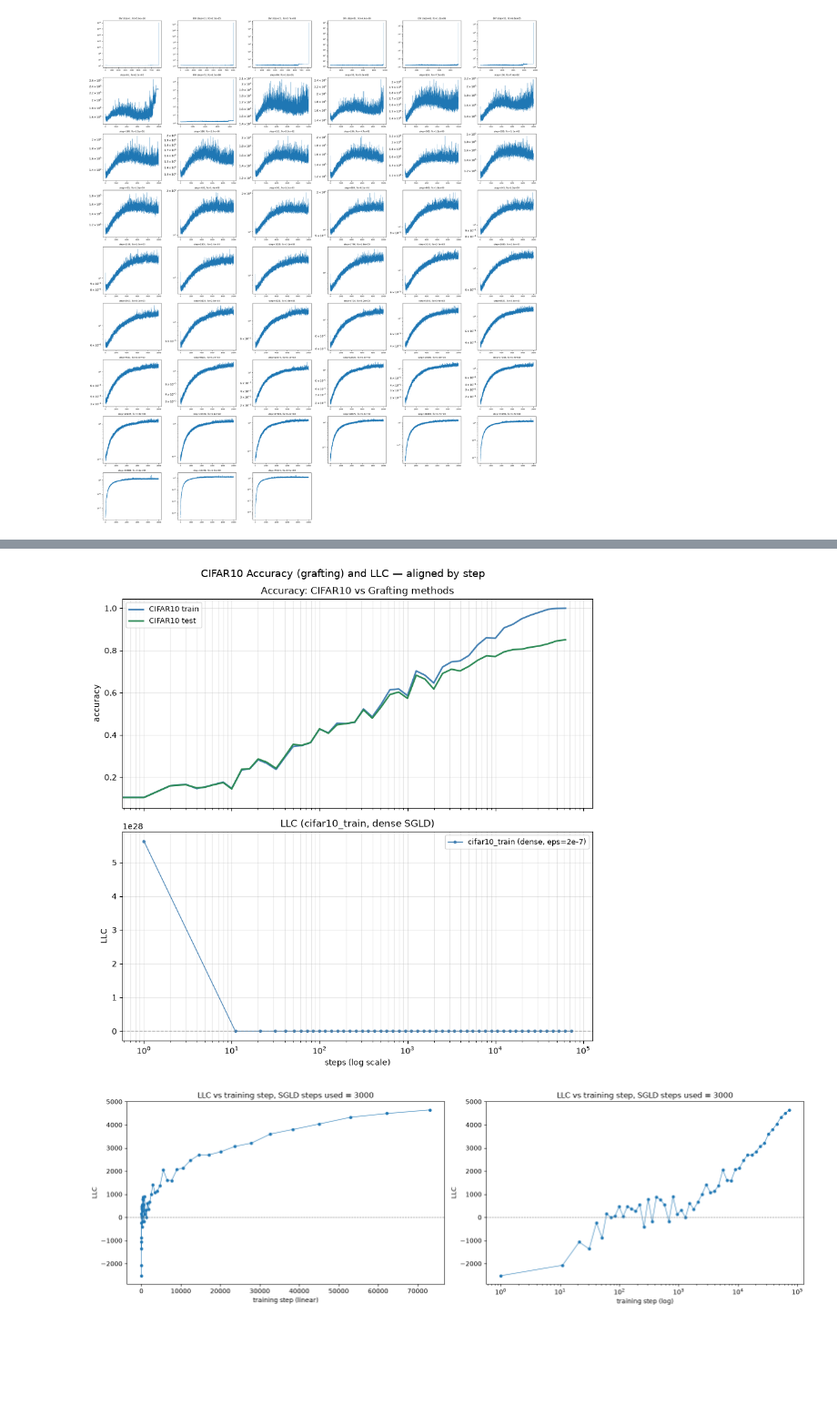
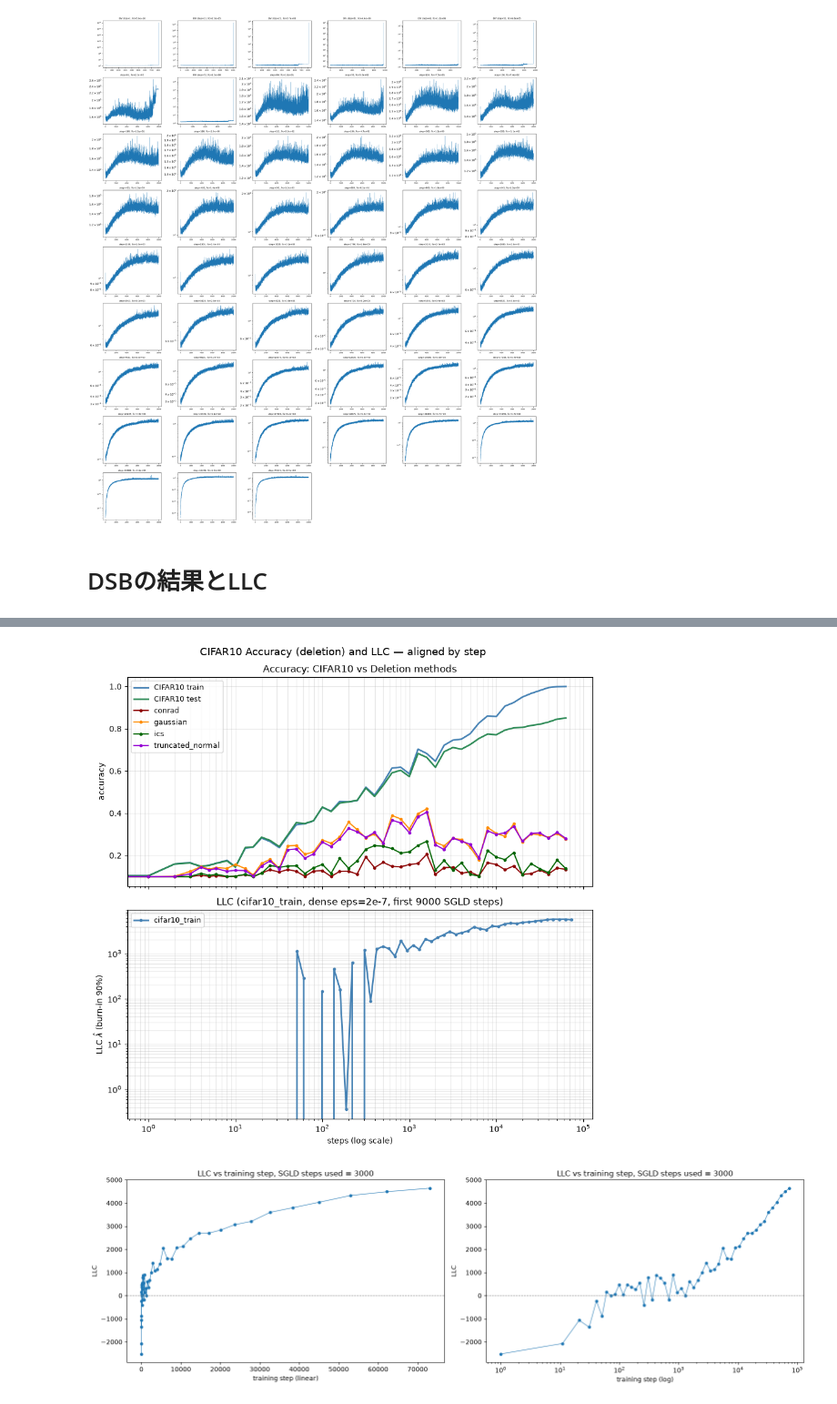
Before and after one commit to shiryu-nakano/dsb-llc-reproduction, a Jupyter notebook: plots3.ipynb, the cells around one changed output, grey strips where cells are left out. Shown at 91% size. Saved outputs shown, nothing was run; the diff lists cells and outputs as text; code cells hidden in the pictures; blank space fills up the shorter version.

```diff
--- a/plots3.ipynb
+++ b/plots3.ipynb
@@ -514,6 +506,8 @@ plt.show()
 # %% [output]
 total results available: 51
 [figure]
+# %% [markdown]
+# DSBの結果とLLC
 # %%
 import json
 import numpy as np
@@ -523,8 +517,13 @@ from pathlib import Path
 RESULTS_DIR = Path("/home/nakano/cuda_test")
 LLC_DENSE_DIR = Path("/home/nakano/server/llc_results_dense_eps2e7")
 
-DSB_TYPE = "grafting"  # "grafting" or "deletion"
+#DSB_TYPE = "grafting"  # "grafting" or "deletion"
+DSB_TYPE = "deletion"  # "grafting" or "deletion"
 STEP_LIMIT = None      # LLC(および精度)の表示上限step。Noneなら全範囲
+MAX_SGLD_STEPS = 9000  # cifar10_train (dense eps=2e-7) 側のLLC計算に使うSGLDステップ数
+
+n_data = 50000
+itemp = 1 / np.log(n_data)
 
 # --- CIFAR10 train/test (共通の基準線) ---
 with open(RESULTS_DIR / "dsb_eval_results.json") as f:
@@ -533,7 +532,7 @@ cifar_steps     = np.array([r["step"] for r in cifar_eval])
 cifar_train_acc = np.array([r["train_acc"] for r in cifar_eval])
 cifar_test_acc  = np.array([r["test_acc"] for r in cifar_eval])
 
-# --- DSB手法ごとのAccuracy (grafting/deletion切り替え) ---
+# --- DSB手法ごとのファイル名/色 (grafting/deletion切り替え, Accuracyのみに使用) ---
 method_names = {
     "grafting": ["bounded_shift", "cqn", "gaussian_ot"],
     "deletion": ["conrad", "gaussian", "ics", "truncated_normal"],
@@ -542,31 +541,53 @@ method_names = {
 method_colors = {
     "bounded_shift": "darkred", "cqn": "darkorange", "gaussian_ot": "darkviolet",
     "conrad": "darkred", "gaussian": "darkorange", "ics": "darkgreen", "truncated_normal": "darkviolet",
+    "cifar10_train": "steelblue",
 }
 
+def load_eval_results(name):
+    with open(RESULTS_DIR / "eval_results" / f"{name}_full.json") as f:
+        return json.load(f)
+
+# --- Accuracy を手法ごとに読み込み ---
 acc_curves = {}
 for name in method_names:
-    path = RESULTS_DIR / "eval_results" / f"{name}_full.json"
-    if not path.exists():
-        print(f"WARNING: {path} not found, skipping {name}")
+    eval_path = RESULTS_DIR / "eval_results" / f"{name}_full.json"
+    if not eval_path.exists():
+        print(f"WARNING: {eval_path} not found, skipping {name} (accuracy)")
         continue
-    with open(path) as f:
-        data = json.load(f)
-    steps = np.array([r["step"] for r in data["results"]])
-    accs  = np.array([r["accuracy"] for r in data["results"]])
-    acc_curves[name] = (steps, accs)
+    data = load_eval_results(name)
+    acc_curves[name] = (
+        np.array([r["step"] for r in data["results"]]),
+        np.array([r["accuracy"] for r in data["results"]]),
+    )
 
-# --- LLC: cifar10_train, dense(eps=2e-7)版 ---
-llc_results = []
+# --- CIFAR10 (通常データ) のLLC: dense (eps=2e-7) 版, 先頭MAX_SGLD_STEPSステップ・burn-in90%で計算 ---
+# (ステップを共有したLLC。手法ごとのLLCはここでは描画しない)
+dense_results = []
 for gpu in range(8):
     path = LLC_DENSE_DIR / f"cifar10_train_llc_seed42_eps2e7_chunk{gpu}.json"
     if path.exists():
         with open(path) as f:
             d = json.load(f)
-        llc_results.extend(d["results"])
-llc_results.sort(key=lambda r: r["step"])
-llc_steps = np.array([r["step"] for r in llc_results])
-llc_vals  = np.array([r["mean_llc"] for r in llc_results])
+        dense_results.extend(d["results"])
+dense_results.sort(key=lambda r: r["step"])
+
+cifar_llc_steps, cifar_llc_vals = [], []
+for rec in dense_results:
+    c0 = rec["chains"][0]
+    tr_full = np.array(c0["loss_trace"])
+    init_loss = c0["init_loss"]
+    if len(tr_full) < MAX_SGLD_STEPS:
+        continue
+    tr = tr_full[:MAX_SGLD_STEPS]
+    b = int(MAX_SGLD_STEPS * 0.9)
+    post_mean = tr[b:].mean()
+    llc = (post_mean - init_loss) * n_data * itemp
+    cifar_llc_steps.append(rec["step"])
+    cifar_llc_vals.append(llc)
+
+cifar_llc_steps = np.array(cifar_llc_steps)
+cifar_llc_vals = np.array(cifar_llc_vals)
 
 # --- 描画 (上段: Accuracy, 下段: LLC, x軸を共有) ---
 fig, axes = plt.subplots(2, 1, figsize=(9, 9), sharex=True)
@@ -585,18 +606,19 @@ ax.set_title(f"Accuracy: CIFAR10 vs {DSB_TYPE.capitalize()} methods")
 ax.legend(fontsize=9)
 ax.grid(alpha=0.3, which="both")
 
-# 下段: LLC
+# 下段: LLC (cifar10_train, dense eps=2e-7, ステップ共有)
 ax = axes[1]
-mask = (llc_steps >= 1) & ~np.isnan(llc_vals)
+m = (cifar_llc_steps >= 1) & ~np.isnan(cifar_llc_vals)
 if STEP_LIMIT is not None:
-    mask &= (llc_steps <= STEP_LIMIT)
-ax.plot(llc_steps[mask], llc_vals[mask], marker="o", markersize=3, lw=1,
-        color="steelblue", label="cifar10_train (dense, eps=2e-7)")
+    m &= (cifar_llc_steps <= STEP_LIMIT)
+ax.plot(cifar_llc_steps[m], cifar_llc_vals[m], marker="o", markersize=3,
+        color=method_colors["cifar10_train"], linewidth=2, label="cifar10_train")
 ax.axhline(0, color="gray", linestyle="--", linewidth=1, alpha=0.6)
 ax.set_xscale("log")
+ax.set_yscale("log")
 ax.set_xlabel("steps (log scale)")
-ax.set_ylabel("LLC")
-ax.set_title("LLC (cifar10_train, dense SGLD)")
+ax.set_ylabel(r"LLC $\hat{\lambda}$ (burn-in 90%)")
+ax.set_title(f"LLC (cifar10_train, dense eps=2e-7, first {MAX_SGLD_STEPS} SGLD steps)")
 ax.legend(fontsize=9)
 ax.grid(alpha=0.3, which="both")
 
@@ -611,4 +630,4 @@ WARNING: /home/nakano/cuda_test/eval_results/gaussian_ot_full.json not found, sk
-[figure, old version]
+[figure, new version]
 # %%
 import json
 from pathlib import Path
```
Also changed, not shown: parts of 5 cells of this notebook, 4 other files.
